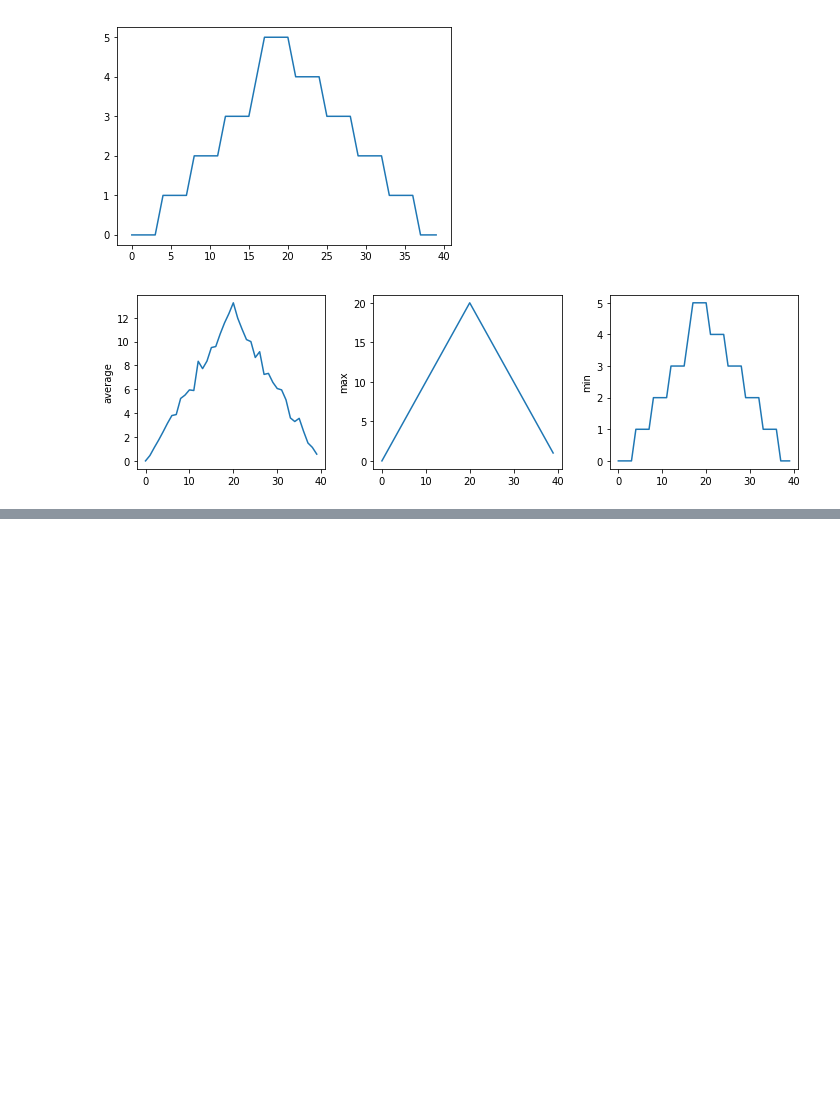
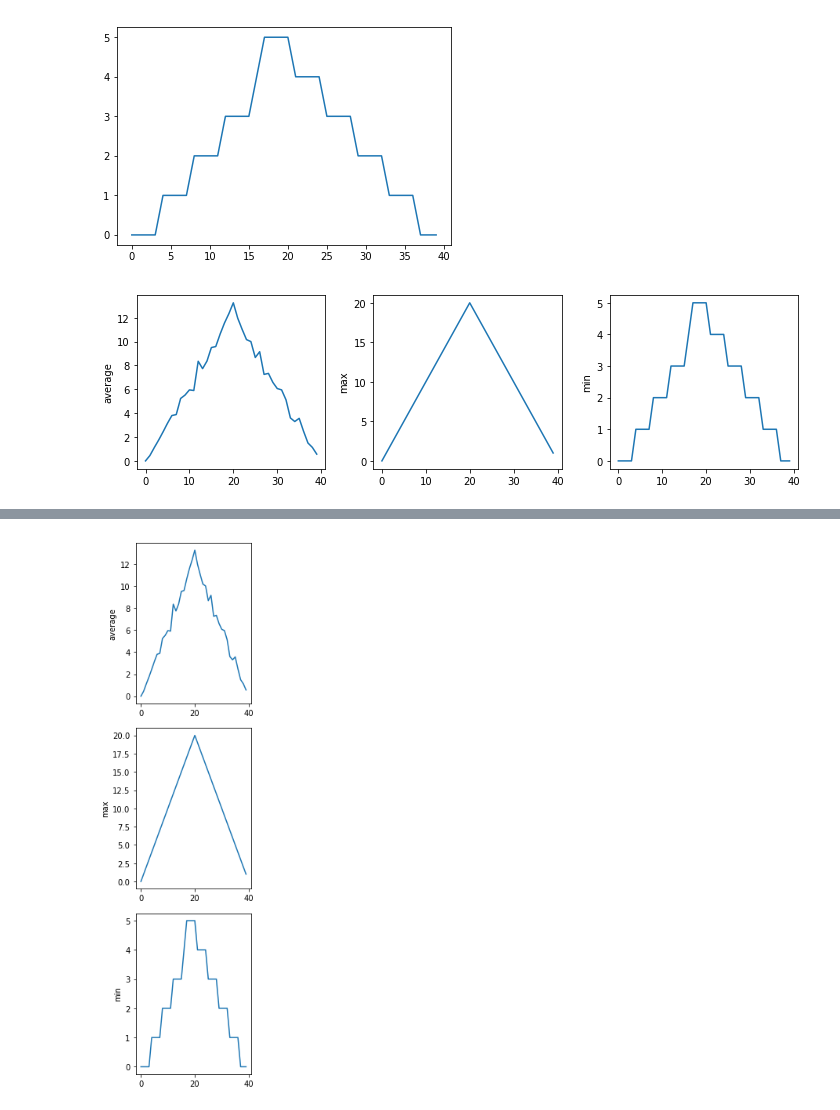
Before and after one commit to Madison2296/homework, a Jupyter notebook: week-3-hw-eeb177.ipynb, the cells around one changed output, grey strips where cells are left out. Saved outputs shown, nothing was run; the diff lists cells and outputs as text; code cells hidden in the pictures; blank space fills up the shorter version.

```diff
--- a/week-3-hw-eeb177.ipynb
+++ b/week-3-hw-eeb177.ipynb
@@ -233,0 +304,19 @@ matplotlib.pyplot.show()
+# %%
+#moving plots around
+import numpy
+import matplotlib.pyplot
+data = numpy.loadtxt(fname="/home/eeb177-student/Desktop/python-novice-inflammation/data/inflammation-01.csv", delimiter=',')
+fig = matplotlib.pyplot.figure(figsize=(3.0, 10.0))
+axes1 = fig.add_subplot(3, 1, 1)
+axes2 = fig.add_subplot(3, 1, 2)
+axes3 = fig.add_subplot(3, 1, 3)
+axes1.set_ylabel('average')
+axes1.plot(numpy.mean(data, axis=0))
+axes2.set_ylabel('max')
+axes2.plot(numpy.max(data, axis=0))
+axes3.set_ylabel('min')
+axes3.plot(numpy.min(data, axis=0))
+fig.tight_layout()
+matplotlib.pyplot.show()
+# %% [output]
+[figure, added]
```
Also changed, not shown: parts of 13 cells of this notebook.
